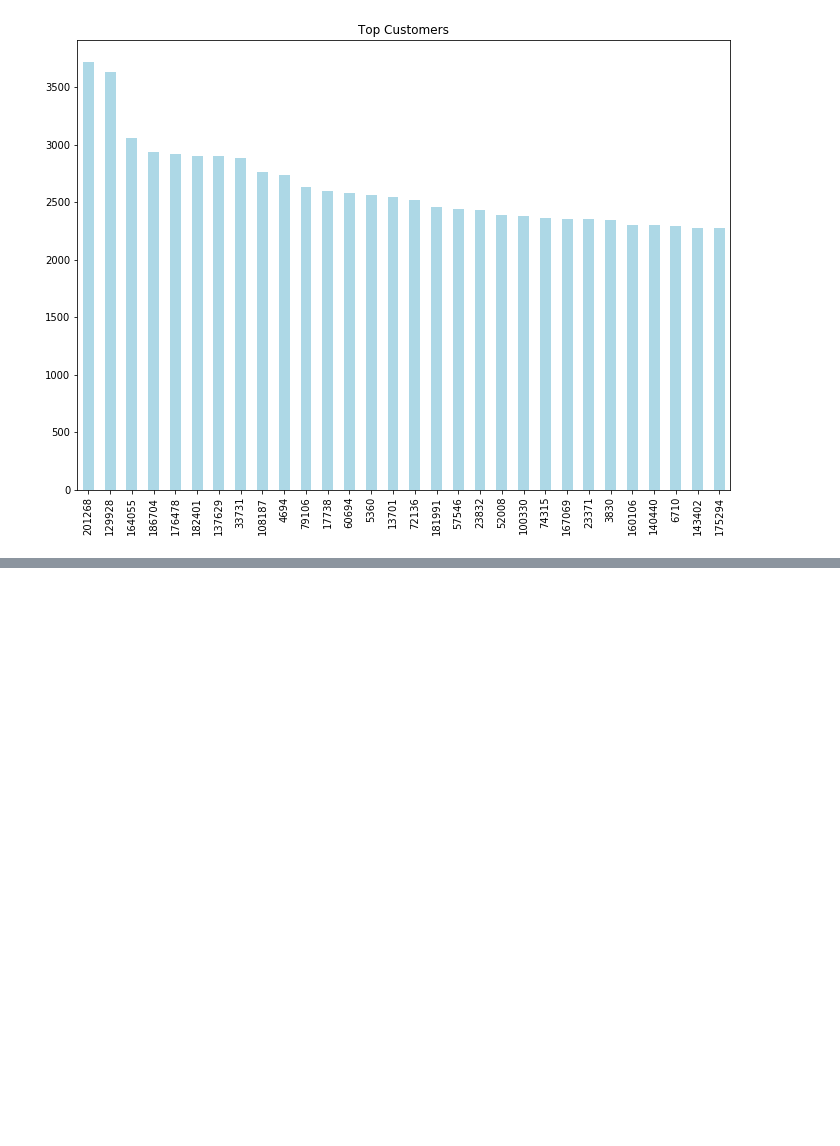
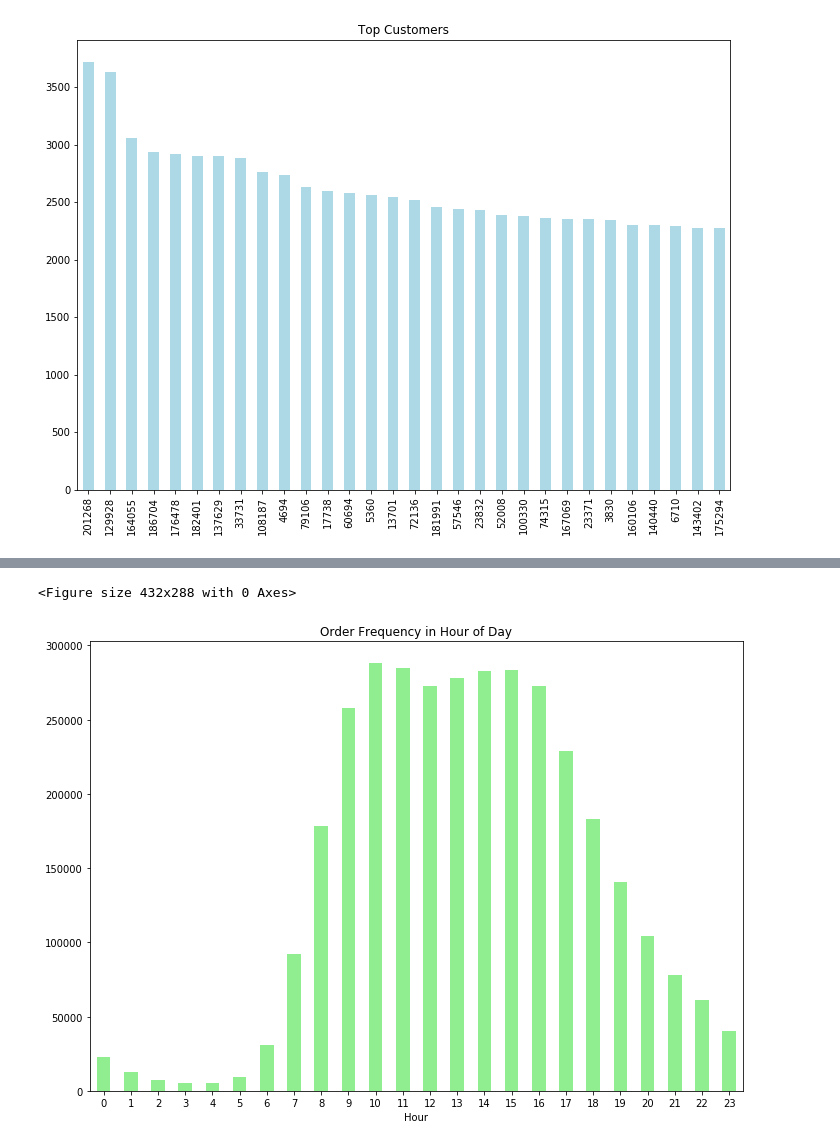
Before and after one commit to addiwei/Cap, a Jupyter notebook: Cap_Preprocessing_EDA_1.ipynb, the cells around one changed output, grey strips where cells are left out. Saved outputs shown, nothing was run; the diff lists cells and outputs as text; code cells hidden in the pictures; blank space fills up the shorter version.

```diff
--- a/Cap_Preprocessing_EDA_1.ipynb
+++ b/Cap_Preprocessing_EDA_1.ipynb
@@ -304,0 +245,17 @@ print(prod_cust.isnull().sum())
+# %%
+
+reorder_hour_of_day_freq = df_orders['order_hour_of_day'].value_counts().sort_index()
+
+fig = plt.figure()
+dims = (11.7, 8.27)
+fix, ax = plt.subplots(figsize= dims)
+reorder_hour_of_day_freq.plot(kind='bar', color="lightgreen")
+plt.axvline(reorder_hour_of_day_freq.mean(),
+            linestyle='dashed', linewidth=2)
+plt.xticks(rotation=0)
+plt.title('Order Frequency in Hour of Day')
+plt.xlabel('Hour')
+plt.show()
+# %% [output]
+<Figure size 432x288 with 0 Axes>
+[figure, added]
```
Also changed, not shown: parts of 18 cells of this notebook.
